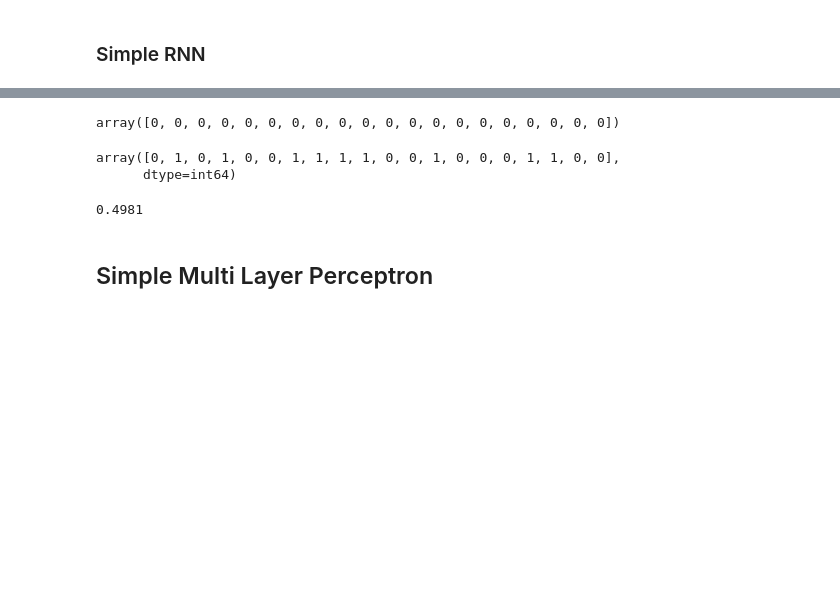
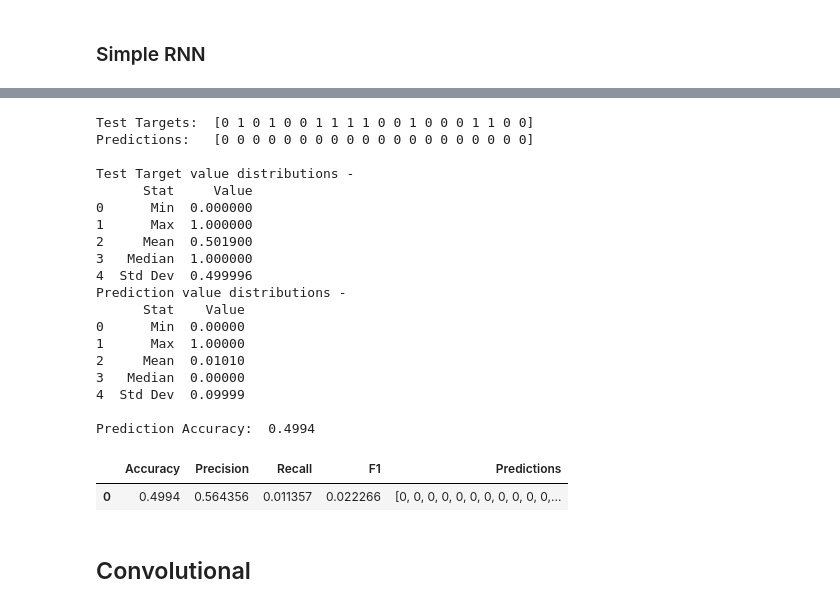
Before and after one commit to NormanHung/IMDB-Sentiment, a Jupyter notebook: SentimentAnalysis.ipynb, the cells around one changed output, grey strips where cells are left out. Cells and saved outputs as stored; diff of their text form; code cells hidden in the pictures; blank space fills up the shorter version.

```diff
--- a/SentimentAnalysis.ipynb
+++ b/SentimentAnalysis.ipynb
@@ -431,12 +542,0 @@ accuracy_score(TestTarget, (TestPredictions >= 0.5).astype(int))
-# %%
-InputShape = (1, TrainData.shape[1])
-InputSize = TrainData.shape[1]
-print(InputShape)
-print(InputSize)
-BatchSize = 128
-KernelSize = 4
-PoolSize = 2
-Filters = 64
-HiddenUnitsCount = 256
-DropoutRate = 0.2
-LabelCount = 1
@@ -448,30 +545,16 @@ import keras
 from keras.models import Sequential
 from keras.layers import Dense, Dropout, Activation, Embedding
 from keras.layers import LSTM
-#from keras.layers import Conv2D, MaxPool2D, Flatten
-from keras.layers import Conv1D, MaxPool1D, Flatten
 from keras.optimizers import SGD, RMSprop, Adam
-import gc
 
 def CreateLSTM():
     keras.backend.clear_session()
-    gc.collect()
+    model = Sequential()
 
-    model = Sequential()
     # Input Layer
     model.add(Embedding(UniqueWordMax, 32, input_length = InputSize))
-#     model.add(LSTM(units = HiddenUnitsCount, dropout = DropoutRate, input_shape = InputShape, return_sequences = True))
-#     model.add(Activation("softmax"))
-    model.add(LSTM(units = HiddenUnitsCount, dropout = DropoutRate, input_shape = InputShape))
-    model.add(Activation("softmax"))
-#     model.add(LSTM(100))
-#     model.add(Dropout(DropoutRate))
-#     model.add(Activation("relu"))
-    # Hidden Layer
-#     model.add(Dense(800))
-#     model.add(LSTM(10))
-#     model.add(Dropout(DropoutRate))
-#     model.add(Activation("relu"))
+    model.add(LSTM(units = HiddenUnitsCount, dropout = DropoutRate, activation = "relu", input_shape = InputShape))
+
     # Output Layer
     model.add(Dense(LabelCount))
     model.add(Activation("sigmoid"))
@@ -503,6 +584,6 @@ Trainable params: 296,673
 Non-trainable params: 0
 _________________________________________________________________
 # %%
-model.fit(TrainData, TrainTarget, epochs = 15, batch_size = BatchSize, verbose = 2)
+model.fit(TrainData, TrainTarget, epochs = 15, callbacks = KerasCallbacks_List, batch_size = BatchSize, verbose = 2)
 # %% [output]
 Epoch 1/15
@@ -554,15 +609,0 @@ GetArrayStats([TestPredictions]);
-# %%
-(TestPredictions.reshape(-1, ) >= 0.5).astype(int)[:20]
-# %% [output]
-array([0, 0, 0, 0, 0, 0, 0, 0, 0, 0, 0, 0, 0, 0, 0, 0, 0, 0, 0, 0])
-# %%
-TestTarget[:20]
-# %% [output]
-array([0, 1, 0, 1, 0, 0, 1, 1, 1, 1, 0, 0, 1, 0, 0, 0, 1, 1, 0, 0],
-      dtype=int64)
-# %%
-accuracy_score(TestTarget, (TestPredictions >= 0.5).astype(int))
-# %% [output]
-0.4981
-# %% [markdown]
-## Simple Multi Layer Perceptron
@@ -638,0 +610,26 @@ def CreateMLPWithEmbedding():
+# %%
+GetNetworkPredictionStats(model)
+# %% [output]
+Test Targets:  [0 1 0 1 0 0 1 1 1 1 0 0 1 0 0 0 1 1 0 0]
+Predictions:   [0 0 0 0 0 0 0 0 0 0 0 0 0 0 0 0 0 0 0 0]
+
+Test Target value distributions -
+      Stat     Value
+0      Min  0.000000
+1      Max  1.000000
+2     Mean  0.501900
+3   Median  1.000000
+4  Std Dev  0.499996
+Prediction value distributions -
+      Stat    Value
+0      Min  0.00000
+1      Max  1.00000
+2     Mean  0.01010
+3   Median  0.00000
+4  Std Dev  0.09999
+
+Prediction Accuracy:  0.4994
+|  | Accuracy | Precision | Recall | F1 | Predictions |
+| 0 | 0.4994 | 0.564356 | 0.011357 | 0.022266 | [0, 0, 0, 0, 0, 0, 0, 0, 0, 0, 0,... |
+# %% [markdown]
+## Convolutional
```
Also changed, not shown: parts of 77 cells of this notebook.
